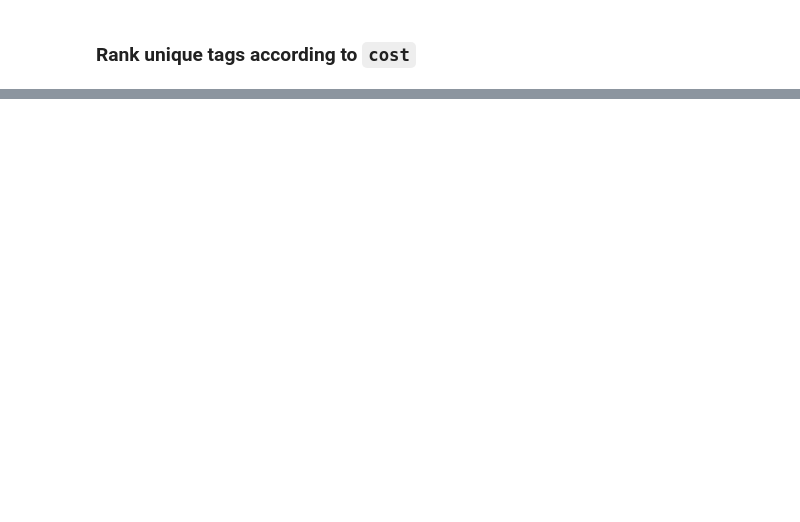
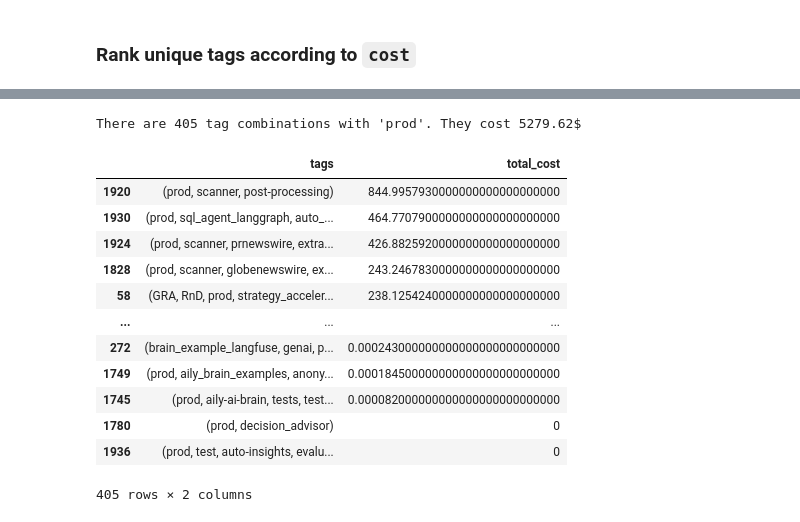
Before and after one commit to fernandorodriguez-aily/explore-langfuse-tags, a Jupyter notebook: notebook.ipynb, the cells around one changed output, grey strips where cells are left out. Cells and saved outputs as stored; diff of their text form; code cells hidden in the pictures; blank space fills up the shorter version.

```diff
--- a/notebook.ipynb
+++ b/notebook.ipynb
@@ -392,0 +401,31 @@ unique_tags_cost.sort_values(["total_cost"], ascending=False)
+# %%
+def contain_the_tag(df, tag_name):
+    return df[df["tags"].apply(lambda x: tag_name in x)]
+
+def do_not_contain_tags(df, tags_list):
+    return df[df['tags'].apply(lambda x: all(tag not in x for tag in tags_list))]
+
+def contain_all_tags(df, tags_list):
+    return df[df['tags'].apply(lambda x: all(tag in x for tag in tags_list))]
+# %%
+df_contain_prod_tag = contain_the_tag(tag_combinations_cost, "prod").sort_values(["total_cost"], ascending=False)
+number = df_contain_prod_tag.shape[0]
+cost = df_contain_prod_tag["total_cost"].sum()
+
+print(f"There are {number} tag combinations with 'prod'. They cost {round(cost, 2)}$")
+df_contain_prod_tag
+# %% [output]
+There are 405 tag combinations with 'prod'. They cost 5279.62$
+|  | tags | total_cost |
+| 1920 | (prod, scanner, post-processing) | 844.9957930000000000000000000 |
+| 1930 | (prod, sql_agent_langgraph, auto_... | 464.7707900000000000000000000 |
+| 1924 | (prod, scanner, prnewswire, extra... | 426.8825920000000000000000000 |
+| 1828 | (prod, scanner, globenewswire, ex... | 243.2467830000000000000000000 |
+| 58 | (GRA, RnD, prod, strategy_acceler... | 238.1254240000000000000000000 |
+| ... | ... | ... |
+| 272 | (brain_example_langfuse, genai, p... | 0.000243000000000000000000000000 |
+| 1749 | (prod, aily_brain_examples, anony... | 0.000184500000000000000000000000 |
+| 1745 | (prod, aily-ai-brain, tests, test... | 0.000082000000000000000000000000 |
+| 1780 | (prod, decision_advisor) | 0 |
+| 1936 | (prod, test, auto-insights, evalu... | 0 |
+405 rows × 2 columns
```
Also changed, not shown: parts of 15 cells of this notebook, 2 other files.
